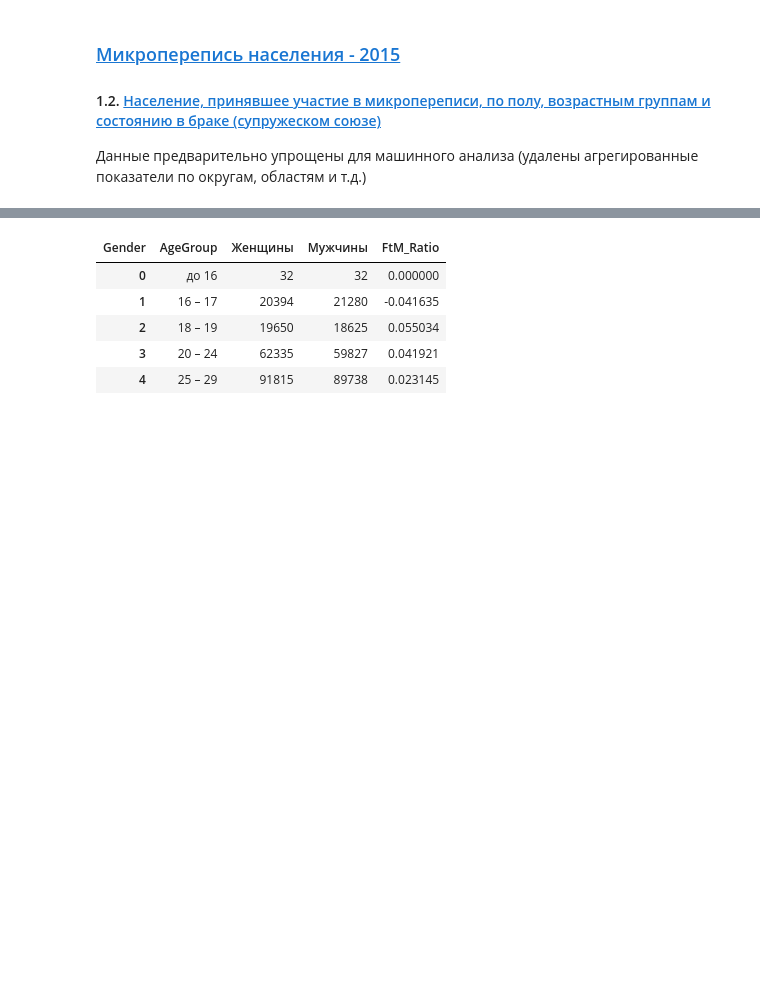
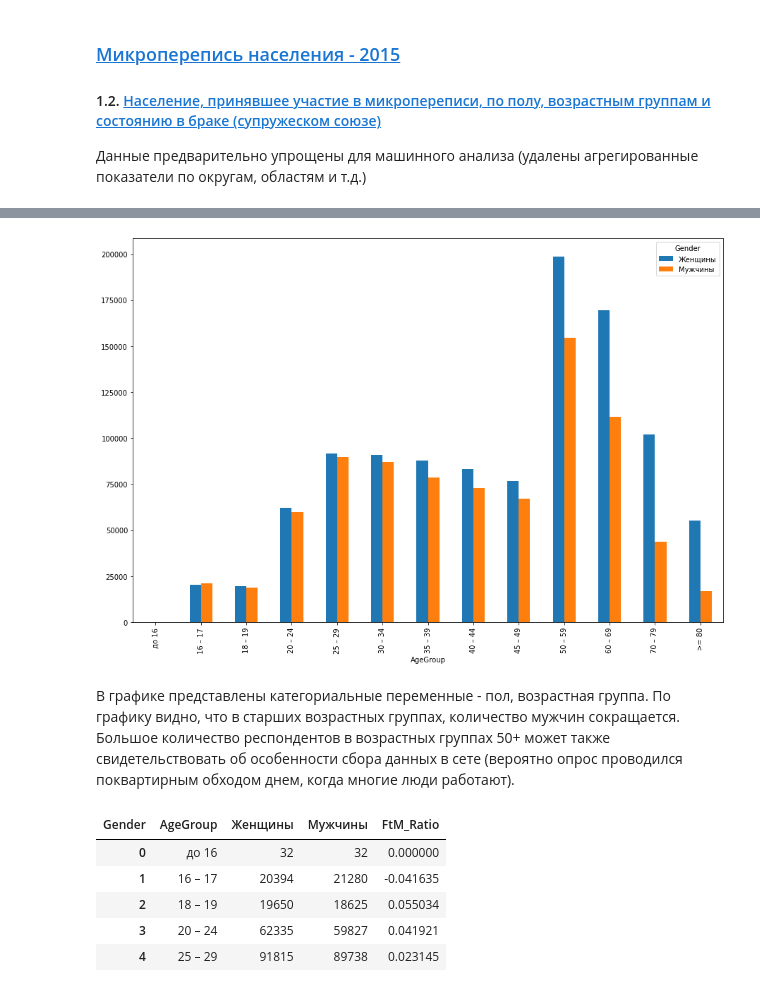
Before and after one commit to tadoran/netology_pyda, a Jupyter notebook: ДЗ 14.ipynb, the cells around one changed output, grey strips where cells are left out. Saved outputs shown, nothing was run; the diff lists cells and outputs as text; code cells hidden in the pictures; blank space fills up the shorter version.

```diff
--- a/ДЗ 14.ipynb
+++ b/ДЗ 14.ipynb
@@ -21,3 +30,12 @@ census.head()
+# %%
+by_gender_age.plot(kind="bar", figsize=(15, 10))
+plt.show()
+# %% [output]
+[figure, added]
+# %% [markdown]
+В графике представлены категориальные переменные - пол, возрастная группа.
+По графику видно, что в старших возрастных группах, количество мужчин сокращается.
+Большое количество респондентов в возрастных группах 50+ может также свидетельствовать об особенности сбора данных в сете (вероятно опрос проводился поквартирным обходом днем, когда многие люди работают).
 # %%
 by_district_age = census.pivot_table(columns="Gender", index=["AgeGroup"], values="TotalRespondents", aggfunc="sum", fill_value = 0).applymap(int)
 by_district_age["FtM_Ratio"] = (by_district_age["Женщины"] / by_district_age["Мужчины"])-1
```
Also changed, not shown: parts of 20 cells of this notebook.
